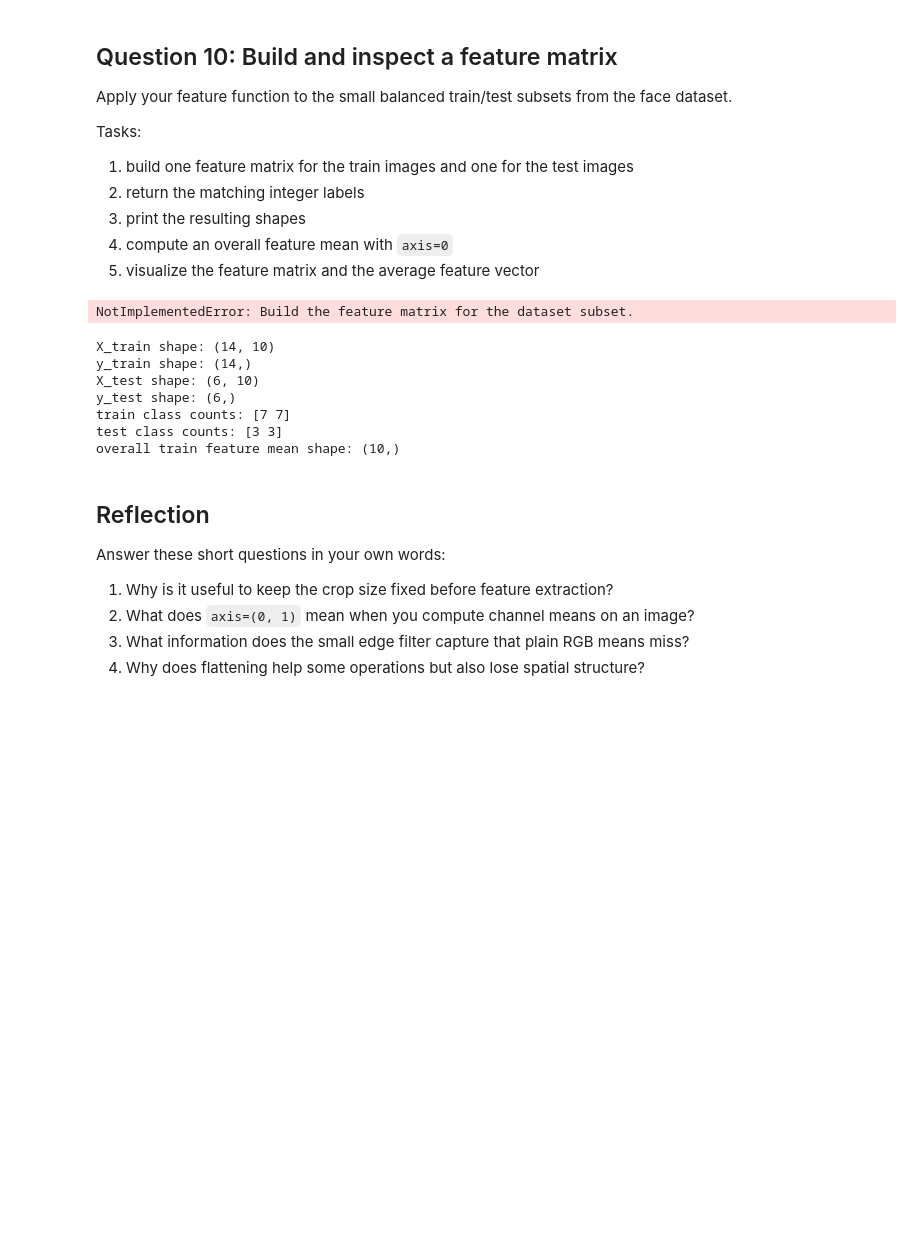
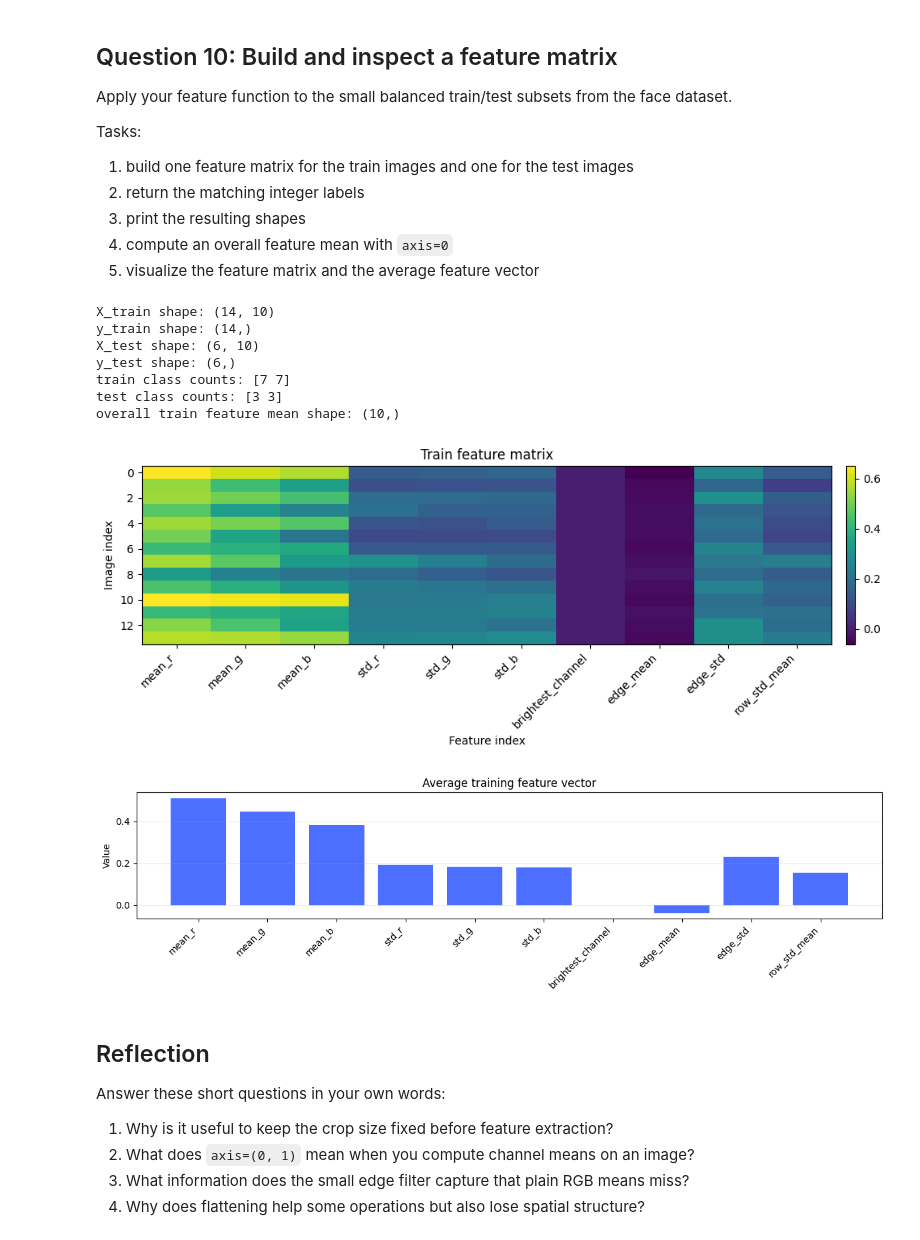
Before and after one commit to vgu-dsai-2026/lab-1-numpy-Vinhk7, a Jupyter notebook: notebook.ipynb, the cells around one changed output. Drawn from its saved outputs; the diff is of its cells as text; code cells hidden in the pictures; blank space fills up the shorter version.

```diff
--- a/notebook.ipynb
+++ b/notebook.ipynb
@@ -495,76 +506,62 @@ Tasks:
 4. compute an overall feature mean with `axis=0`
 5. visualize the feature matrix and the average feature vector
 # %%
+from pathlib import Path
+import numpy as np
+from PIL import Image
+
 def build_feature_matrix(paths: list[Path], kernel: np.ndarray) -> tuple[np.ndarray, np.ndarray]:
-    # TODO: apply extract_features to every path and return X (features) and y (integer labels).
-    raise NotImplementedError("Build the feature matrix for the dataset subset.")
+    X = []
+    y = []
 
+    class_names = sorted({path.parent.name for path in paths})
+    class_to_idx = {name: i for i, name in enumerate(class_names)}
 
+    for path in paths:
+        image = np.array(Image.open(path).convert("RGB"))
+        features = extract_features(image, kernel)
+        X.append(features)
+        y.append(class_to_idx[path.parent.name])
+
+    X = np.array(X, dtype=np.float32)
+    y = np.array(y, dtype=np.int64)
+    return X, y
 X_train, y_train = build_feature_matrix(train_paths, EDGE_KERNEL)
 X_test, y_test = build_feature_matrix(test_paths, EDGE_KERNEL)
 print("X_train shape:", X_train.shape)
 print("y_train shape:", y_train.shape)
 print("X_test shape:", X_test.shape)
 print("y_test shape:", y_test.shape)
 print("train class counts:", np.bincount(y_train, minlength=2))
 print("test class counts:", np.bincount(y_test, minlength=2))
 
 train_feature_mean = X_train.mean(axis=0)
 print("overall train feature mean shape:", train_feature_mean.shape)
+
 
 fig, ax = plt.subplots(figsize=(10, 4))
 image = ax.imshow(X_train, aspect="auto", cmap="viridis")
 ax.set_title("Train feature matrix")
 ax.set_xlabel("Feature index")
 ax.set_ylabel("Image index")
 ax.set_xticks(range(len(FEATURE_NAMES)))
 ax.set_xticklabels(FEATURE_NAMES, rotation=45, ha="right")
 fig.colorbar(image, ax=ax, fraction=0.03, pad=0.02)
 fig.tight_layout()
 plt.show()
 
 fig, ax = plot_feature_vector(train_feature_mean, FEATURE_NAMES, title="Average training feature vector")
 plt.show()
 # %% [output]
-NotImplementedError: Build the feature matrix for the dataset subset.
+X_train shape: (14, 10)
+y_train shape: (14,)
+X_test shape: (6, 10)
+y_test shape: (6,)
+train class counts: [7 7]
+test class counts: [3 3]
+overall train feature mean shape: (10,)
+[figure, added]
+[figure, added]
-# %%
-from PIL import Image
-
-def build_feature_matrix(paths: list[Path], kernel: np.ndarray) -> tuple[np.ndarray, np.ndarray]:
-    X = []
-    y = []
-
-    class_names = sorted({path.parent.name for path in paths})
-    class_to_idx = {name: i for i, name in enumerate(class_names)}
-
-    for path in paths:
-        image = np.array(Image.open(path).convert("RGB"))
-        features = extract_features(image, kernel)
-        X.append(features)
-        y.append(class_to_idx[path.parent.name])
-
-    X = np.array(X, dtype=np.float32)
-    y = np.array(y, dtype=np.int64)
-    return X, y
-X_train, y_train = build_feature_matrix(train_paths, EDGE_KERNEL)
-X_test, y_test = build_feature_matrix(test_paths, EDGE_KERNEL)
-print("X_train shape:", X_train.shape)
-print("y_train shape:", y_train.shape)
-print("X_test shape:", X_test.shape)
-print("y_test shape:", y_test.shape)
-print("train class counts:", np.bincount(y_train, minlength=2))
-print("test class counts:", np.bincount(y_test, minlength=2))
-
-train_feature_mean = X_train.mean(axis=0)
-print("overall train feature mean shape:", train_feature_mean.shape)
-# %% [output]
-X_train shape: (14, 10)
-y_train shape: (14,)
-X_test shape: (6, 10)
-y_test shape: (6,)
-train class counts: [7 7]
-test class counts: [3 3]
-overall train feature mean shape: (10,)
 # %% [markdown]
 ## Reflection
 
```
Also changed, not shown: parts of 1 cell of this notebook.
